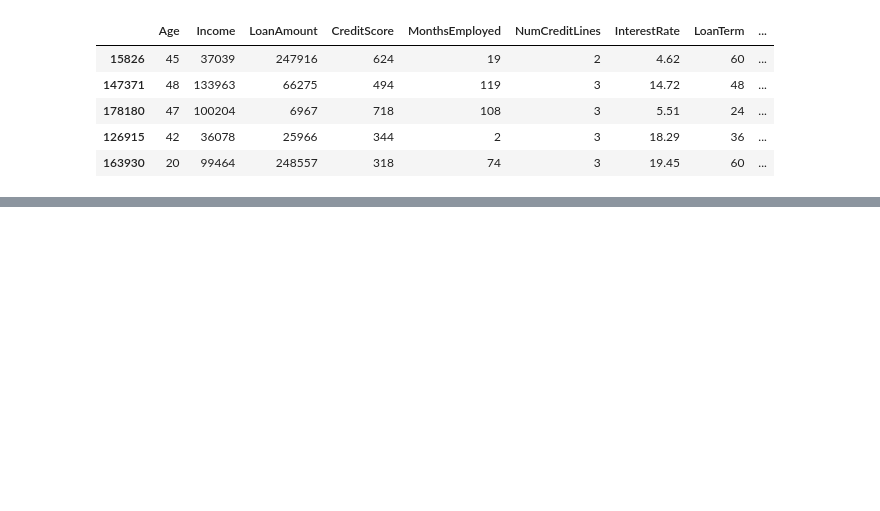
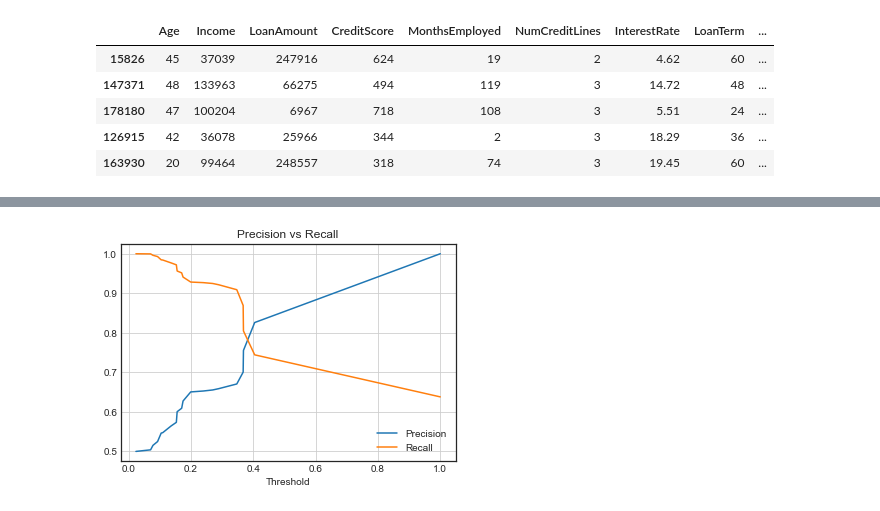
Before and after one commit to Assesa44/Who-Will-Default-, a Jupyter notebook: Notebooks/03_modeling_decisiontree_randomforest.ipynb, the cells around one changed output, grey strips where cells are left out. Saved outputs shown, nothing was run; the diff lists cells and outputs as text; code cells hidden in the pictures; blank space fills up the shorter version.

```diff
--- a/Notebooks/03_modeling_decisiontree_randomforest.ipynb
+++ b/Notebooks/03_modeling_decisiontree_randomforest.ipynb
@@ -73,0 +213,17 @@ X_dt.head()
+# %%
+#
+y_proba = dt.predict_proba(X_dtree)[:, 1]
+
+#
+precision, recall, thresholds = precision_recall_curve(y_dtree, y_proba)
+
+# Plotting the curve
+plt.plot(thresholds, precision[:-1], label="Precision")
+plt.plot(thresholds, recall[:-1], label="Recall")
+plt.xlabel("Threshold")
+plt.legend()
+plt.title("Precision vs Recall")
+plt.grid(True)
+plt.show()
+# %% [output]
+[figure, added]
```
Also changed, not shown: parts of 17 cells of this notebook.
